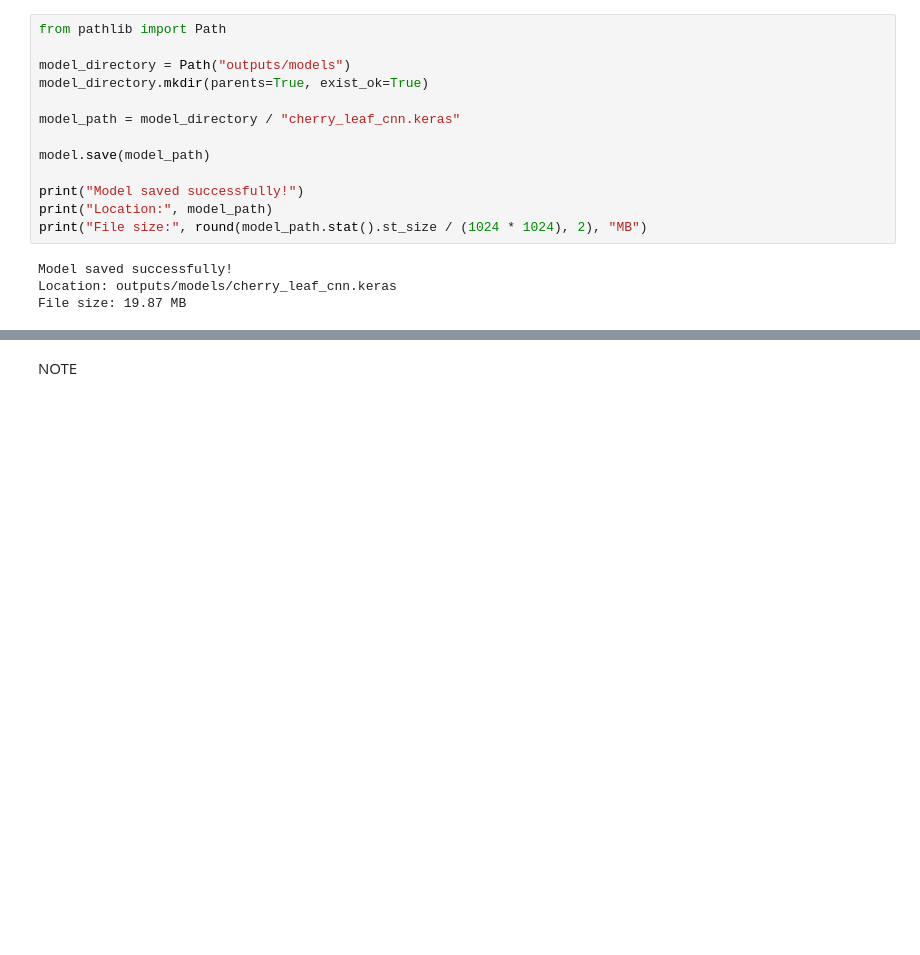
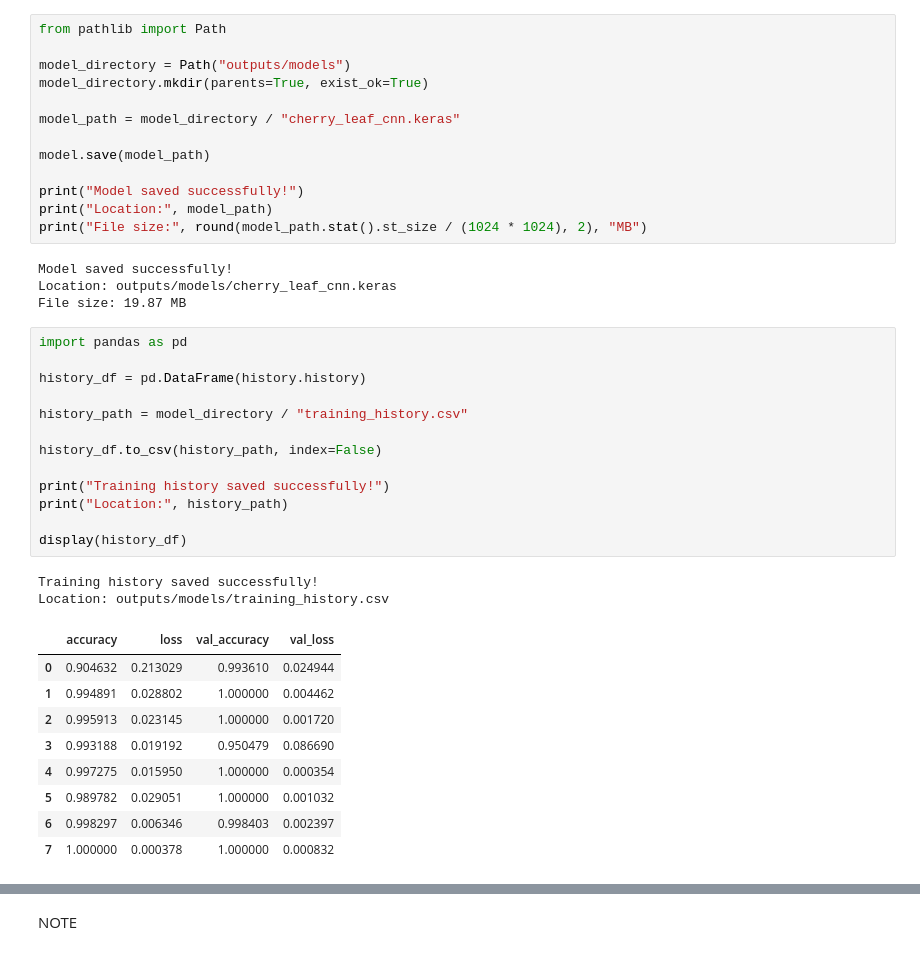
Before and after one commit to YDub12/FInal-Project-01, a Jupyter notebook: jupyter_notebooks/04_model_training.ipynb, the cells around one changed output, grey strips where cells are left out. Cells and saved outputs as stored; diff of their text form; blank space fills up the shorter version.

Commit message:
save model

```diff
--- a/jupyter_notebooks/04_model_training.ipynb
+++ b/jupyter_notebooks/04_model_training.ipynb
@@ -295,3 +295,28 @@ print("File size:", round(model_path.stat().st_size / (1024 * 1024), 2), "MB")
 Model saved successfully!
 Location: outputs/models/cherry_leaf_cnn.keras
 File size: 19.87 MB
+# %%
+import pandas as pd
+
+history_df = pd.DataFrame(history.history)
+
+history_path = model_directory / "training_history.csv"
+
+history_df.to_csv(history_path, index=False)
+
+print("Training history saved successfully!")
+print("Location:", history_path)
+
+display(history_df)
+# %% [output]
+Training history saved successfully!
+Location: outputs/models/training_history.csv
+|  | accuracy | loss | val_accuracy | val_loss |
+| 0 | 0.904632 | 0.213029 | 0.993610 | 0.024944 |
+| 1 | 0.994891 | 0.028802 | 1.000000 | 0.004462 |
+| 2 | 0.995913 | 0.023145 | 1.000000 | 0.001720 |
+| 3 | 0.993188 | 0.019192 | 0.950479 | 0.086690 |
+| 4 | 0.997275 | 0.015950 | 1.000000 | 0.000354 |
+| 5 | 0.989782 | 0.029051 | 1.000000 | 0.001032 |
+| 6 | 0.998297 | 0.006346 | 0.998403 | 0.002397 |
+| 7 | 1.000000 | 0.000378 | 1.000000 | 0.000832 |
```
Also changed, not shown: parts of 1 cell of this notebook, 1 other file.
